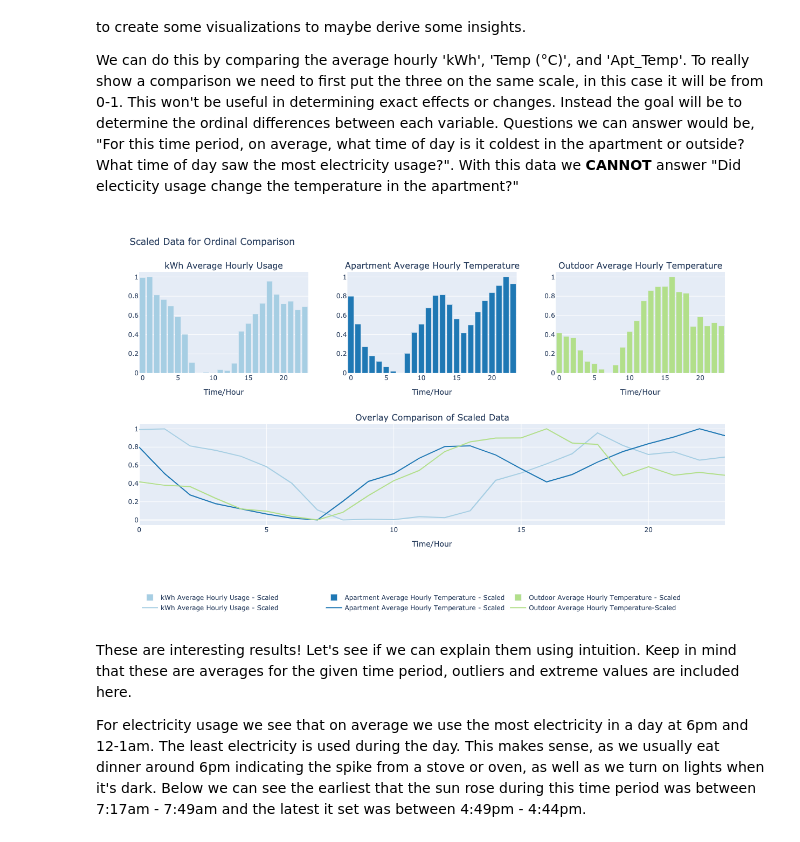
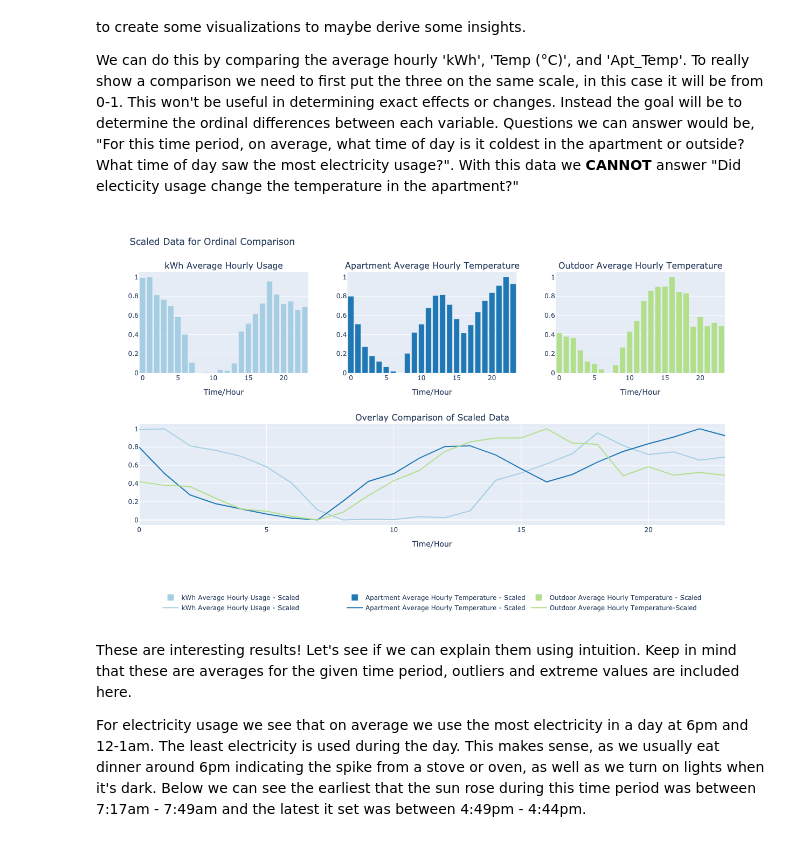
Before and after one commit to Ferrallv/ApartmentTemperature, a Jupyter notebook: ApartmentTempProjectv2.ipynb, the cells around one changed output. Drawn from its saved outputs; the diff is of its cells as text; code cells hidden in the pictures.

```diff
--- a/ApartmentTempProjectv2.ipynb
+++ b/ApartmentTempProjectv2.ipynb
@@ -450,35 +450,36 @@ fig.add_trace(go.Scatter(x=np.arange(0, 24),
                          y=kwh_y_scaled[:, 0],
                          marker_color='rgba(166,206,227,1)',
                          name='kWh Average Hourly Usage - Scaled'),
                          row=2, col = 1)
 
 fig.add_trace(go.Scatter(x=np.arange(0, 24),
                          y=apt_temps_y_scaled[:,0],
                          marker_color='rgba(31,120,180,1)',
                          name='Apartment Average Hourly Temperature - Scaled'),
                          row=2, col = 1)
 
 fig.add_trace(go.Scatter(x=np.arange(0, 24),
                          y=temp_y_scaled[:,0],
                          marker_color='rgba(178,223,138,1)',
                          name='Outdoor Average Hourly Temperature-Scaled'),
                          row=2, col = 1)
 
 
 
 fig.update_xaxes(title_text="Time/Hour", row=1, col=1)
 fig.update_xaxes(title_text="Time/Hour", row=1, col=2)
 fig.update_xaxes(title_text="Time/Hour", row=1, col=3)
 fig.update_xaxes(title_text="Time/Hour", row=2, col=1)
 
 fig.update_layout(height=750,
                   legend_orientation="h",
                   title='Scaled Data for Ordinal Comparison',
-                  legend=dict(x=0, y=-0.255))
+                  legend=dict(x=0.5, y=-0.255, xanchor='center'))
 
+plotly.offline.plot(fig, filename='Scaled Data for Ordinal Comparison.html')
 fig.show()
 # %% [output]
-[figure, old version]
+[figure, new version]
 # %% [markdown]
 These are interesting results! Let's see if we can explain them using intuition. Keep in mind that these are averages for the given time period, outliers and extreme values are included here.
 
```
Also changed, not shown: parts of 1 cell of this notebook, 2 other files.
